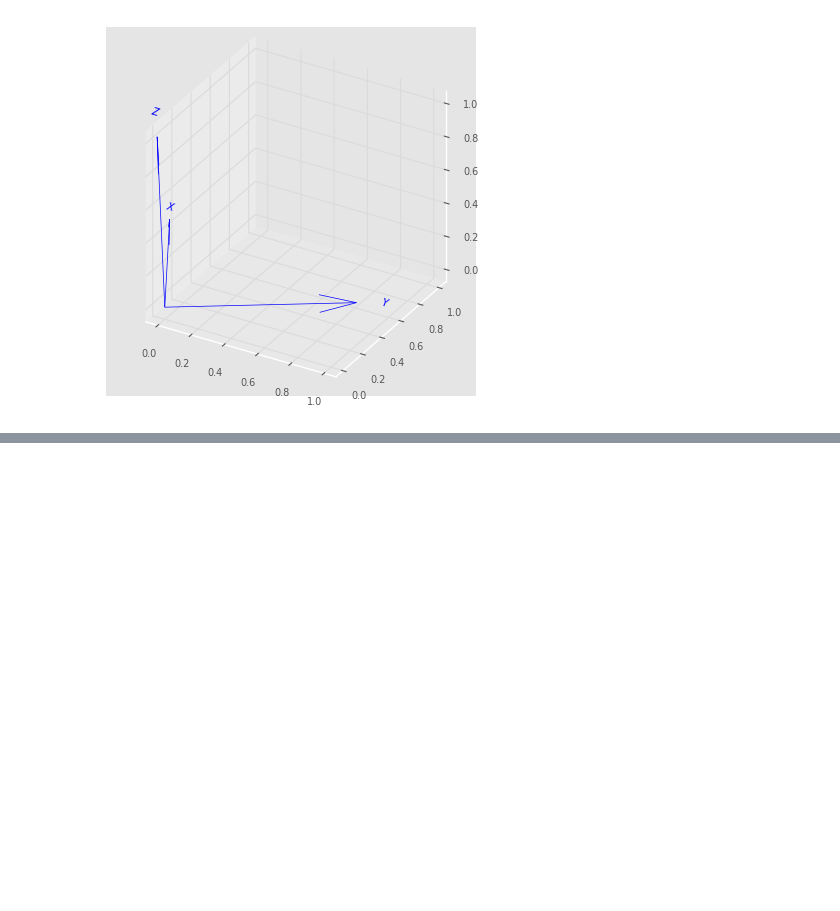
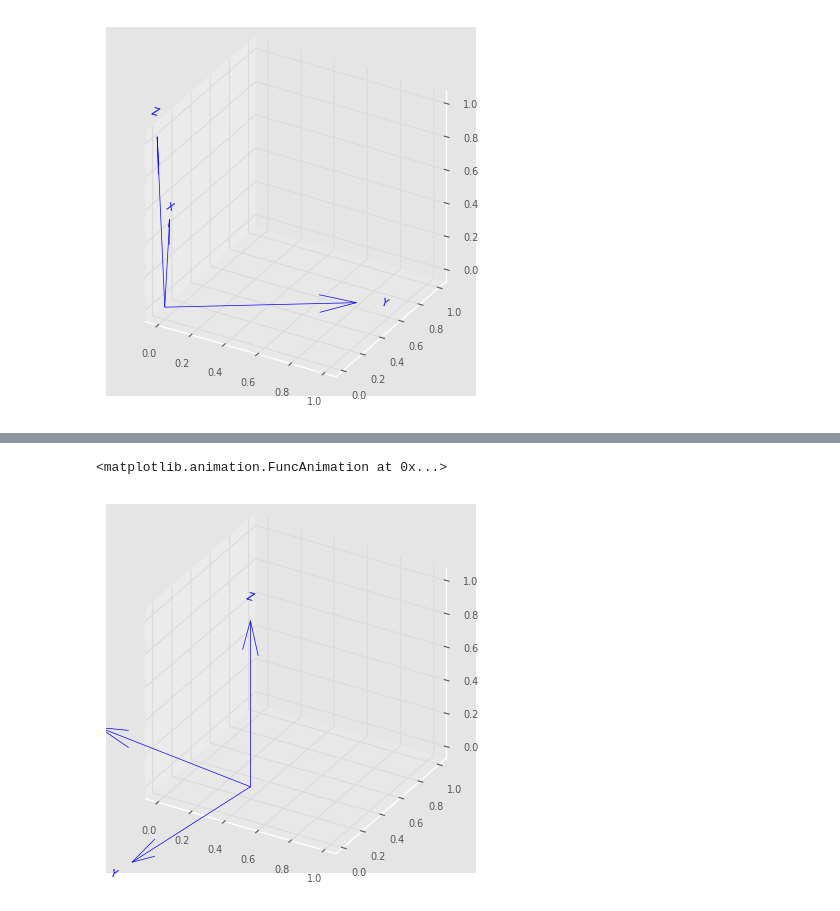
Before and after one commit to AleksandrMorozov123/Computer-vision-with-TensorFlow-Keras-and-OpenCV, a Jupyter notebook: toolbox_for_robotics.ipynb, the cells around one changed output, grey strips where cells are left out. Saved outputs shown, nothing was run; the diff lists cells and outputs as text; code cells hidden in the pictures; blank space fills up the shorter version.

```diff
--- a/toolbox_for_robotics.ipynb
+++ b/toolbox_for_robotics.ipynb
@@ -341,0 +350,9 @@ qtraj.animate ()
+# %%
+T0 = SE3.Trans ([0.4, 0.2, 0]) * SE3.RPY (0, 0, 3)
+T1 = SE3.Trans ([-0.4, -0.2, 0.3]) * SE3.RPY (-3.14/4, 3.14/4, -3.14/2)
+T0.interp (T1, 0.5)
+Ts = T0.interp (T1, 51)
+Ts.animate ()
+# %% [output]
+<matplotlib.animation.FuncAnimation at 0x...>
+[figure, added]
```
Also changed, not shown: parts of 3 cells of this notebook.
